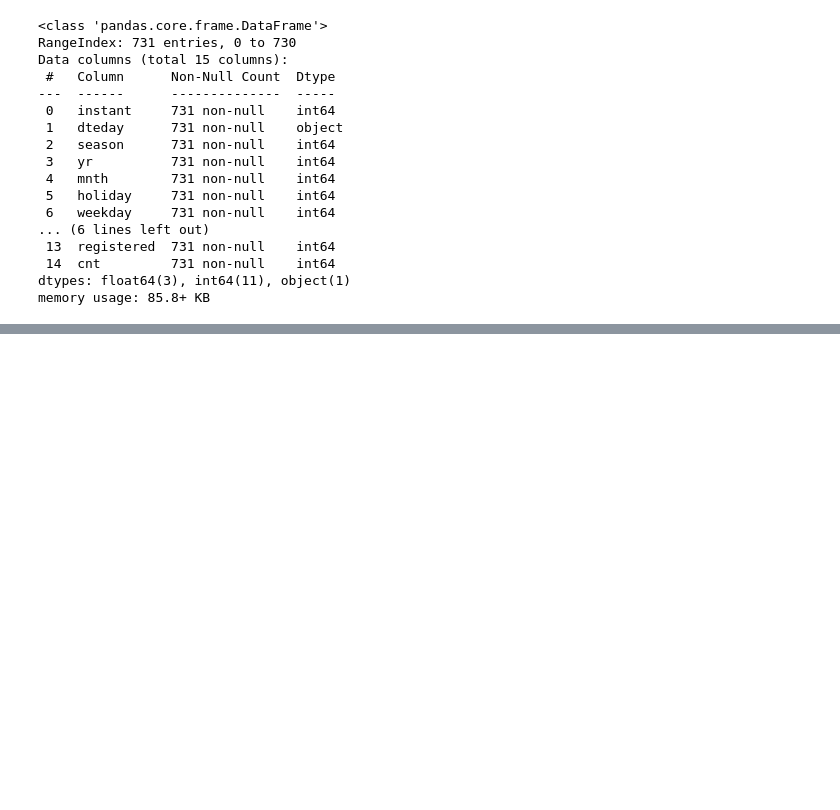
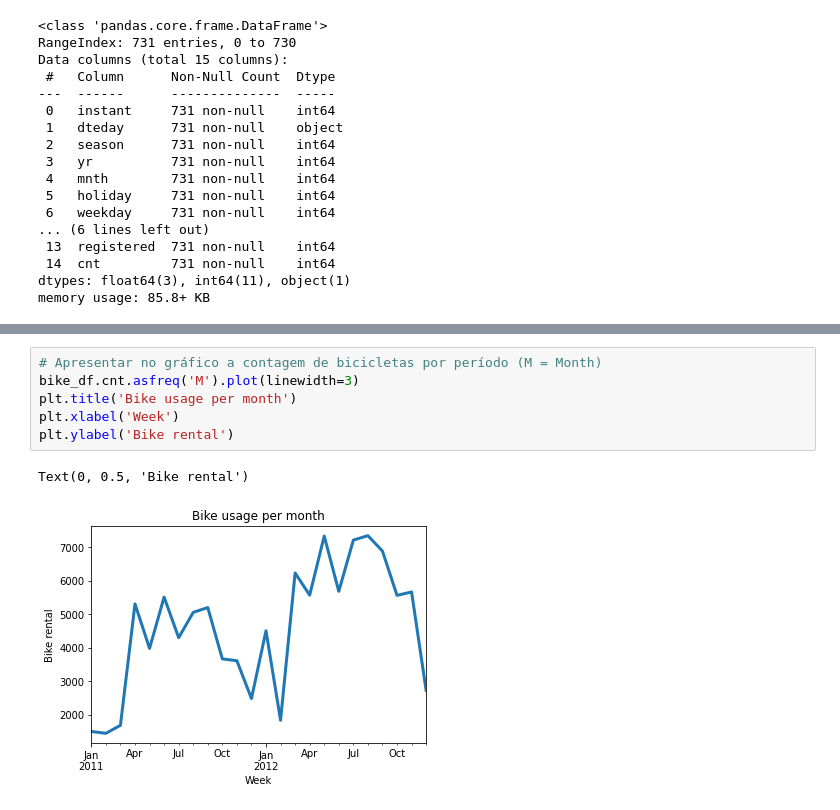
Before and after one commit to guiebitt/cddeeplearning, a Jupyter notebook: exercicio03.ipynb, the cells around one changed output, grey strips where cells are left out. Cells and saved outputs as stored; diff of their text form; blank space fills up the shorter version.

```diff
--- a/exercicio03.ipynb
+++ b/exercicio03.ipynb
@@ -98,0 +194,9 @@ memory usage: 85.8+ KB
+# %%
+# Apresentar no gráfico a contagem de bicicletas por período (M = Month)
+bike_df.cnt.asfreq('M').plot(linewidth=3)
+plt.title('Bike usage per month')
+plt.xlabel('Week')
+plt.ylabel('Bike rental')
+# %% [output]
+Text(0, 0.5, 'Bike rental')
+[figure, added]
```
Also changed, not shown: parts of 49 cells of this notebook.
